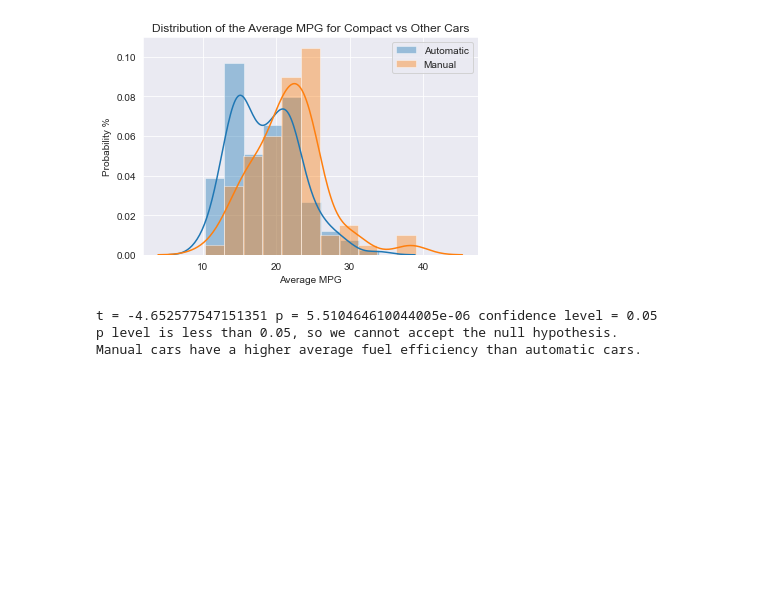
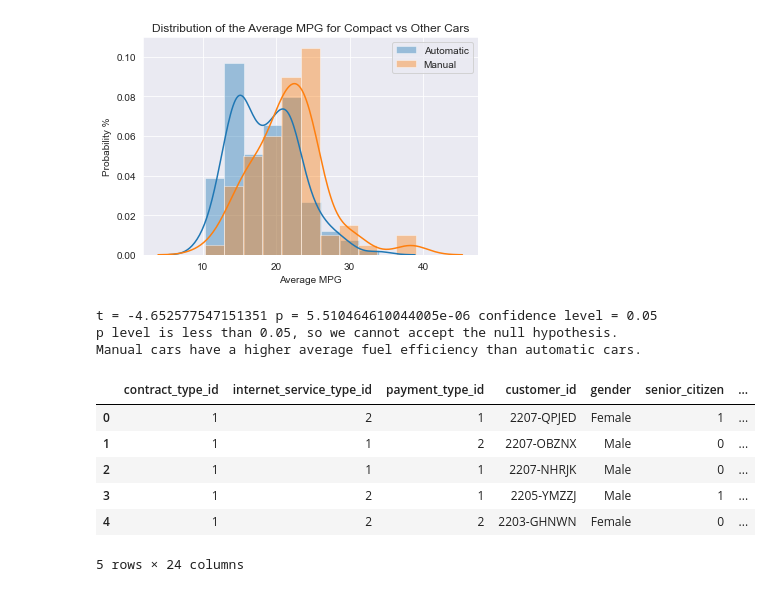
Before and after one commit to craigcalzado/statistics-exercises, a Jupyter notebook: hypothesis_testing.ipynb, the cells around one changed output. Drawn from its saved outputs; the diff is of its cells as text; code cells hidden in the pictures; blank space fills up the shorter version.

```diff
--- a/hypothesis_testing.ipynb
+++ b/hypothesis_testing.ipynb
@@ -295,0 +303,19 @@ Manual cars have a higher average fuel efficiency than automatic cars.
+# %%
+url = access_db_url(user, password, host, data)
+
+df = pd.read_sql("""
+                                SELECT *
+                                FROM customers c
+                                JOIN payment_types pt USING (payment_type_id)
+                                JOIN internet_service_types ct USING (internet_service_type_id)
+                                JOIN contract_types ist USING (contract_type_id)
+                            """, url)
+df.head()
+# %% [output]
+|  | contract_type_id | internet_service_type_id | payment_type_id | customer_id | gender | senior_citizen | ... |
+| 0 | 1 | 2 | 1 | 2207-QPJED | Female | 1 | ... |
+| 1 | 1 | 1 | 2 | 2207-OBZNX | Male | 0 | ... |
+| 2 | 1 | 1 | 1 | 2207-NHRJK | Male | 0 | ... |
+| 3 | 1 | 2 | 1 | 2205-YMZZJ | Male | 1 | ... |
+| 4 | 1 | 2 | 2 | 2203-GHNWN | Female | 0 | ... |
+5 rows × 24 columns
```
Also changed, not shown: parts of 10 cells of this notebook.
